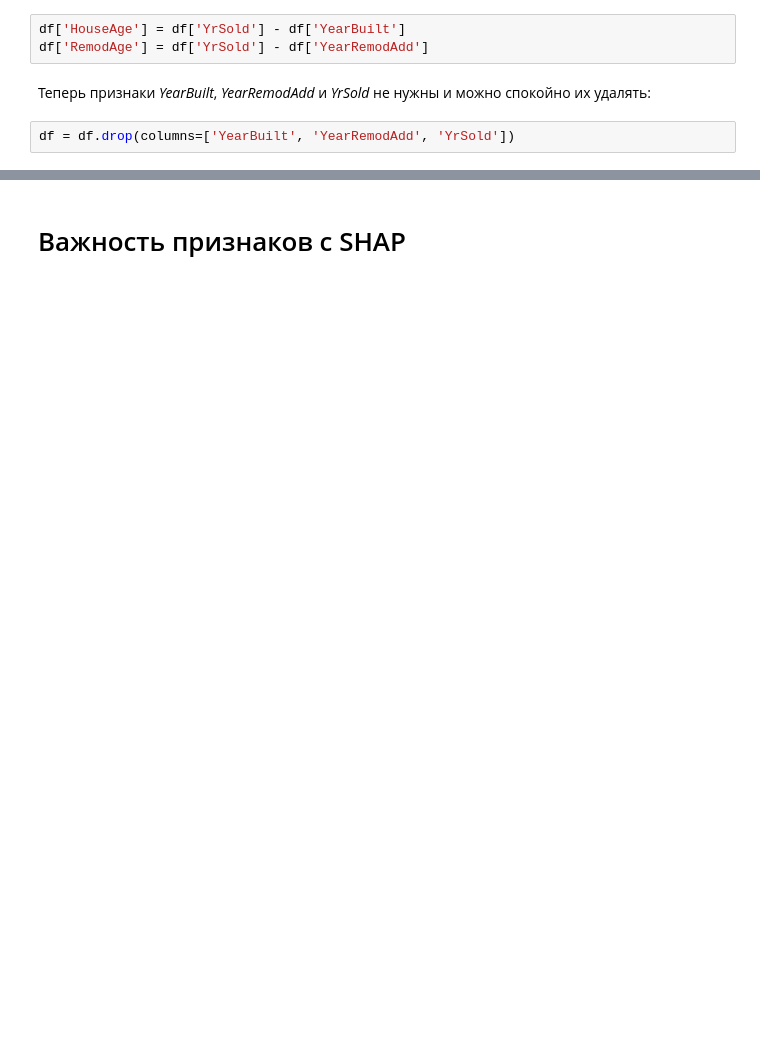
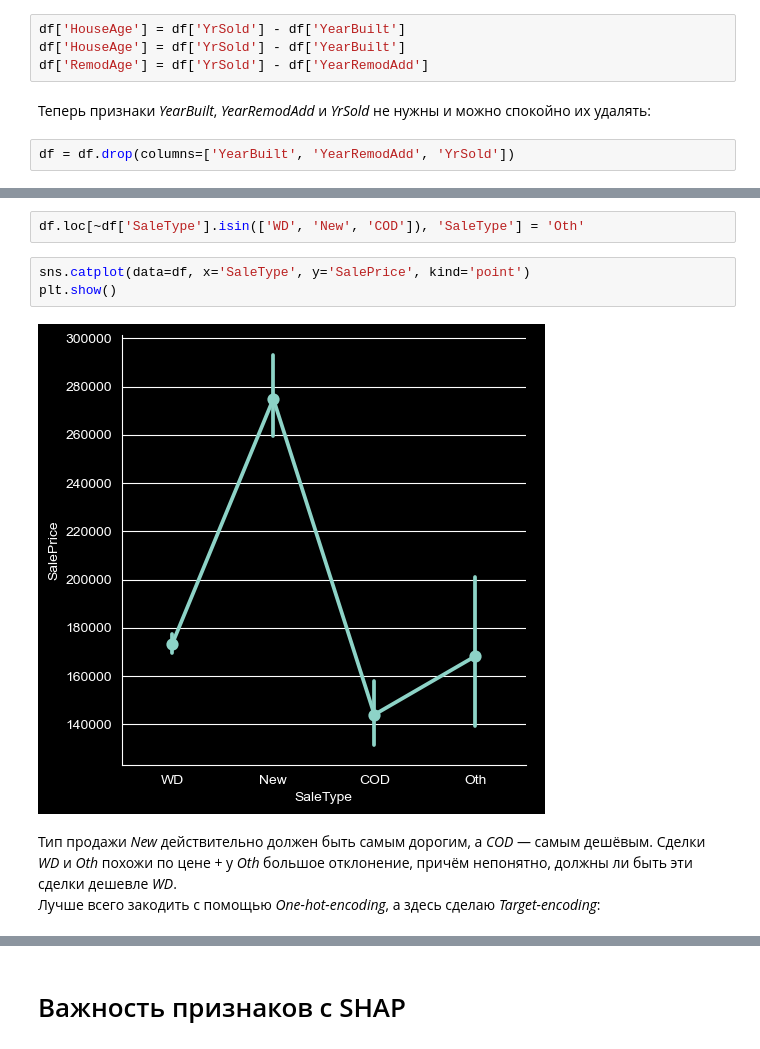
Before and after one commit to SashaCurry/HousePrices, a Jupyter notebook: 2_Feature-engineering.ipynb, the cells around one changed output, grey strips where cells are left out. Cells and saved outputs as stored; diff of their text form; blank space fills up the shorter version.

```diff
--- a/2_Feature-engineering.ipynb
+++ b/2_Feature-engineering.ipynb
@@ -1168,6 +1167,7 @@ df = df.drop(columns='MoSold')
 До этого я уже вычислял возраст гаража. Пора это сделать и для дома:
 # %%
 df['HouseAge'] = df['YrSold'] - df['YearBuilt']
+df['HouseAge'] = df['YrSold'] - df['YearBuilt']
 df['RemodAge'] = df['YrSold'] - df['YearRemodAdd']
 # %% [markdown]
 Теперь признаки *YearBuilt*, *YearRemodAdd* и *YrSold* не нужны и можно спокойно их удалять:
@@ -1175,0 +1181,11 @@ df = df.drop(columns=['YearBuilt', 'YearRemodAdd', 'YrSold'])
+# %%
+df.loc[~df['SaleType'].isin(['WD', 'New', 'COD']), 'SaleType'] = 'Oth'
+# %%
+sns.catplot(data=df, x='SaleType', y='SalePrice', kind='point')
+plt.show()
+# %% [output]
+[figure, added]
+# %% [markdown]
+Тип продажи *New* действительно должен быть самым дорогим, а *COD* — самым дешёвым. Сделки *WD* и *Oth* похожи по цене + у *Oth* большое отклонение, причём непонятно, должны ли
+быть эти сделки дешевле *WD*.\
+Лучше всего закодить с помощью *One-hot-encoding*, а здесь сделаю *Target-encoding*:
```
Also changed, not shown: parts of 24 cells of this notebook, 6 other files.
